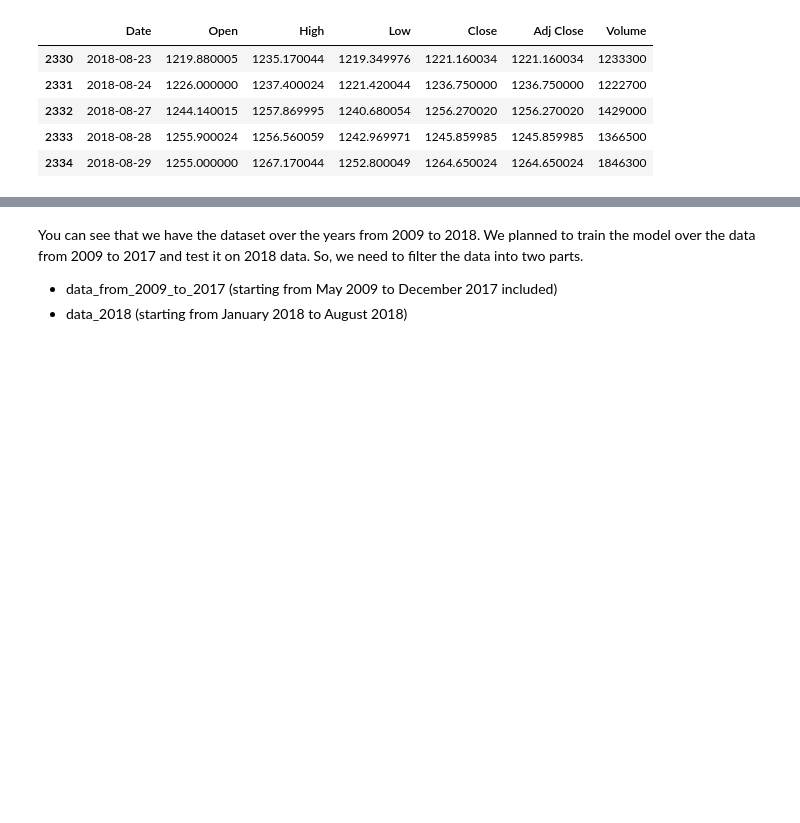
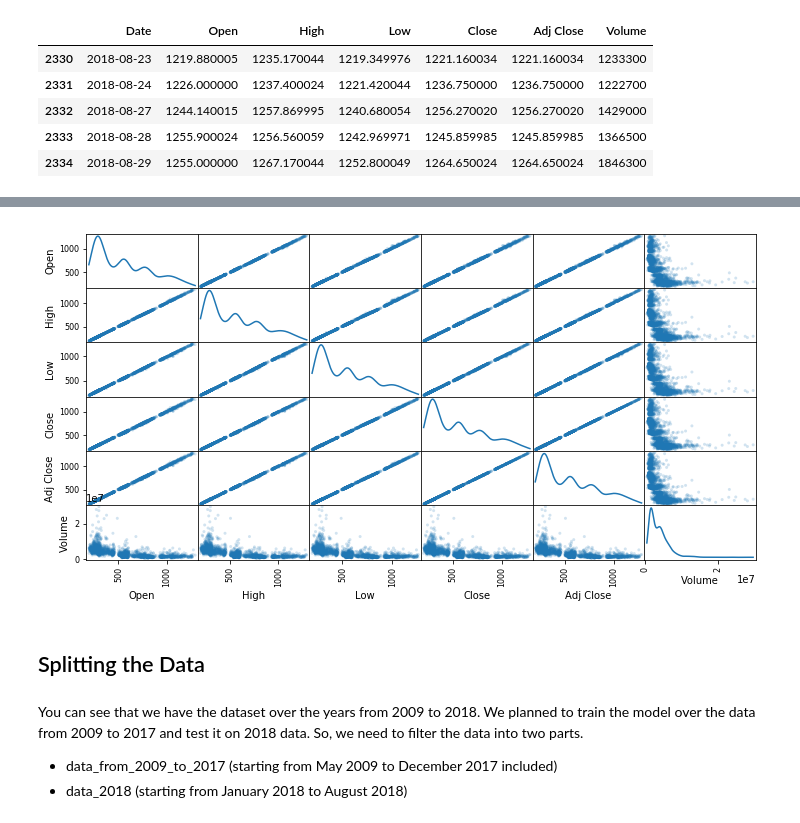
Before and after one commit to vchrombie/shuri, a Jupyter notebook: stock-price-prediction.ipynb, the cells around one changed output, grey strips where cells are left out. Drawn from its saved outputs; the diff is of its cells as text; code cells hidden in the pictures; blank space fills up the shorter version.

```diff
--- a/stock-price-prediction.ipynb
+++ b/stock-price-prediction.ipynb
@@ -41,3 +126,14 @@ totaldata.tail()
+# %%
+# Attribute Scatter Plot Matrix
+
+from pandas.plotting import scatter_matrix
+
+scatter_matrix(totaldata, figsize=(12, 6), diagonal='kde', alpha=0.2)
+plt.show()
+# %% [output]
+[figure, added]
+# %% [markdown]
+## Splitting the Data
 # %% [markdown]
 You can see that we have the dataset over the years from 2009 to 2018. We planned to train the model over the data from 2009 to 2017 and test it on 2018 data. So, we need to filter the data into two parts.
 
```
Also changed, not shown: parts of 10 cells of this notebook.
